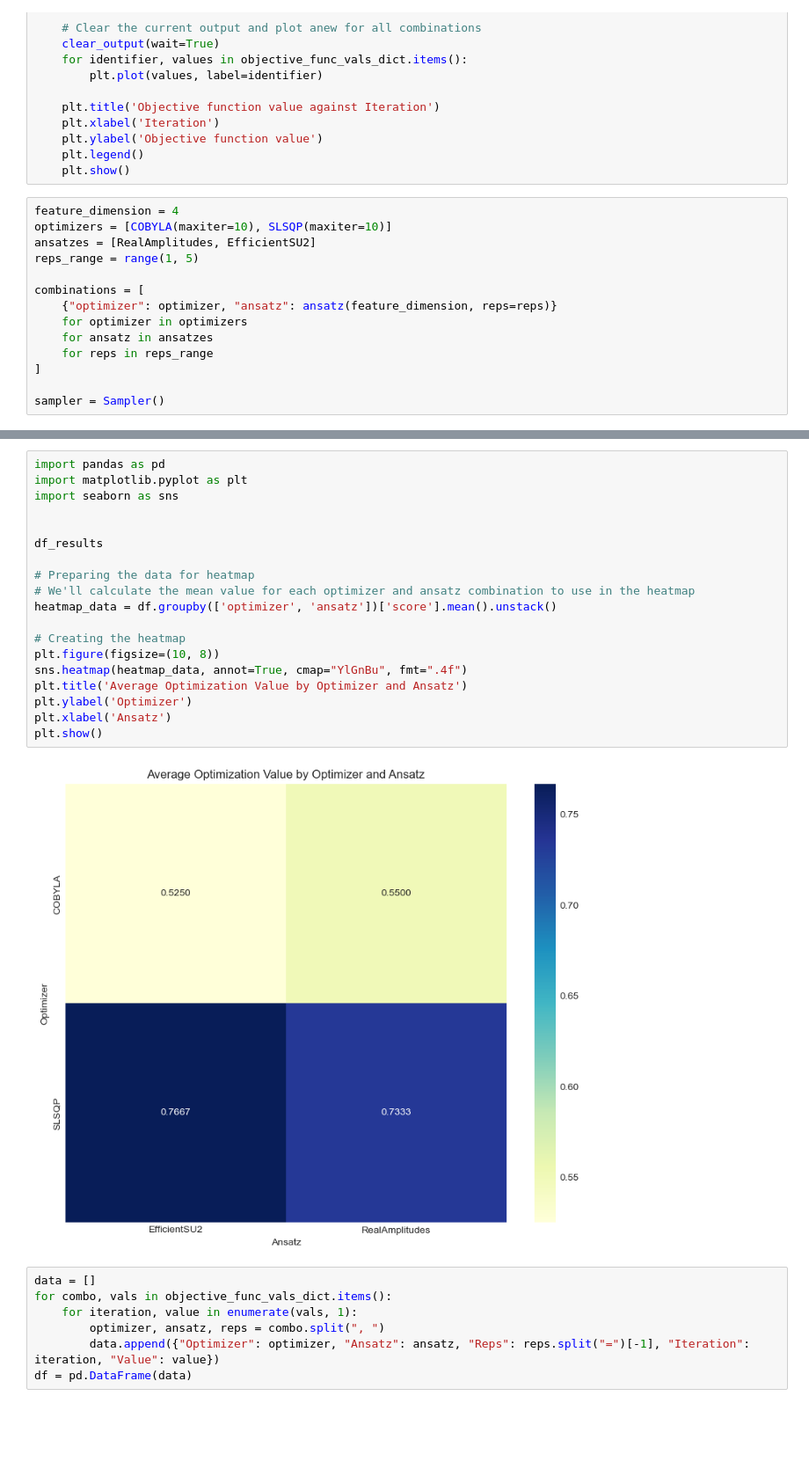
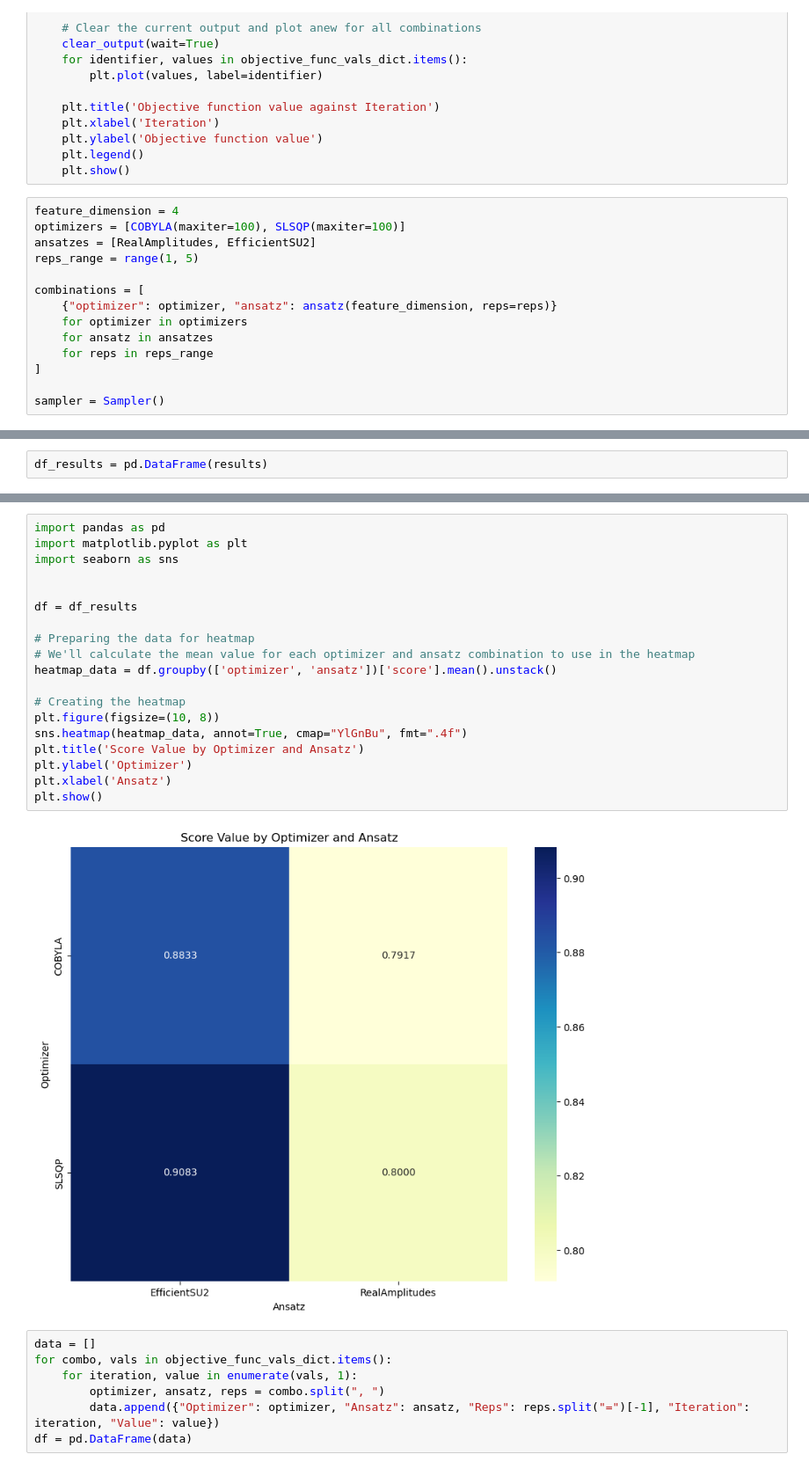
Before and after one commit to LukePower01/ml-to-qml, a Jupyter notebook: optimal-ansatz-opimzer.ipynb, the cells around one changed output, grey strips where cells are left out. Shown at 88% size. Drawn from its saved outputs; the diff is of its cells as text; blank space fills up the shorter version.

Commit message:
full optimization run-through

```diff
--- a/optimal-ansatz-opimzer.ipynb
+++ b/optimal-ansatz-opimzer.ipynb
@@ -72,7 +72,7 @@ def callback_graph(weights, obj_func_eval):
     plt.show()
 # %%
 feature_dimension = 4
-optimizers = [COBYLA(maxiter=10), SLSQP(maxiter=10)]
+optimizers = [COBYLA(maxiter=100), SLSQP(maxiter=100)]
 ansatzes = [RealAmplitudes, EfficientSU2]
 reps_range = range(1, 5)
 
@@ -236,0 +186,2 @@ plt.show()
+# %%
+df_results = pd.DataFrame(results)
@@ -237,24 +208,24 @@ plt.show()
 # %%
 import pandas as pd
 import matplotlib.pyplot as plt
 import seaborn as sns
 
 
-df_results
+df = df_results
 
 # Preparing the data for heatmap
 # We'll calculate the mean value for each optimizer and ansatz combination to use in the heatmap
 heatmap_data = df.groupby(['optimizer', 'ansatz'])['score'].mean().unstack()
 
 # Creating the heatmap
 plt.figure(figsize=(10, 8))
 sns.heatmap(heatmap_data, annot=True, cmap="YlGnBu", fmt=".4f")
-plt.title('Average Optimization Value by Optimizer and Ansatz')
+plt.title('Score Value by Optimizer and Ansatz')
 plt.ylabel('Optimizer')
 plt.xlabel('Ansatz')
 plt.show()
 # %% [output]
-[figure, old version]
+[figure, new version]
 # %%
 data = []
 for combo, vals in objective_func_vals_dict.items():
```
Also changed, not shown: parts of 10 cells of this notebook, 1 other file.
